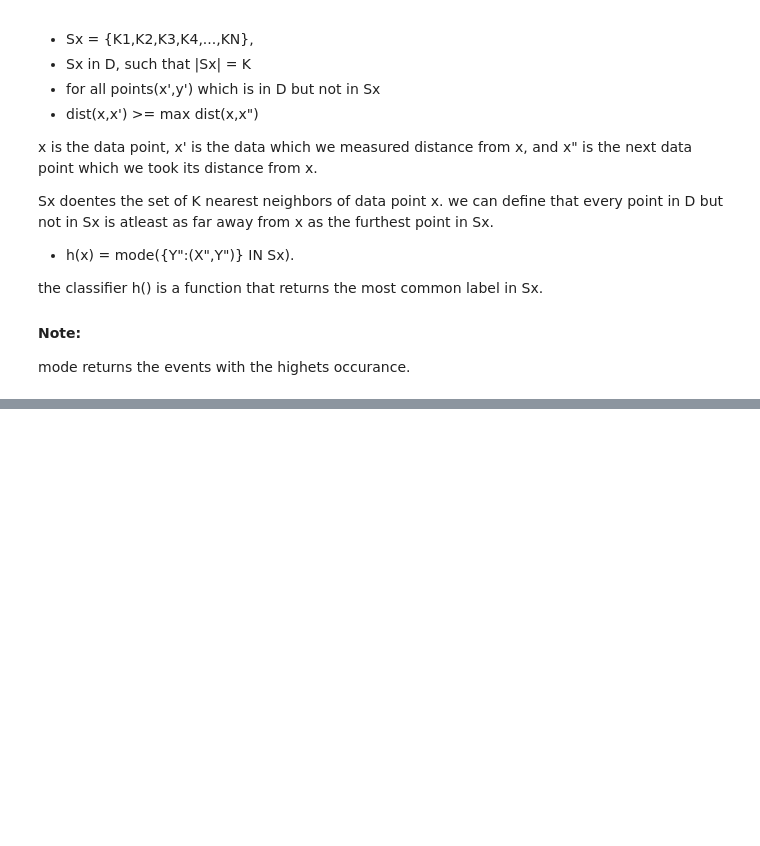
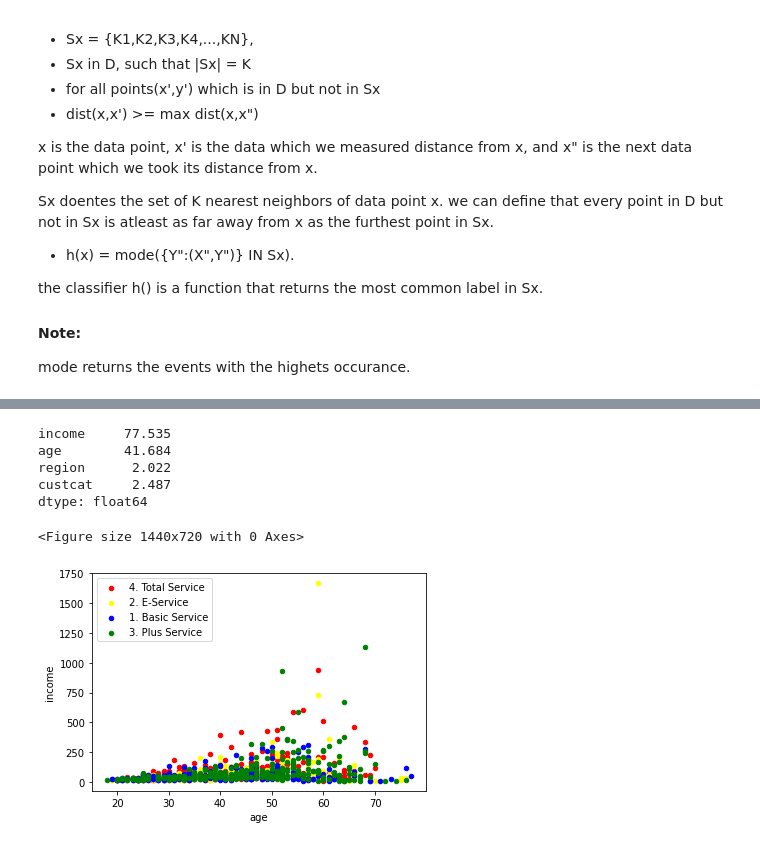
Before and after one commit to Lotfullah21/Machine-Learning, a Jupyter notebook: K_Nearest_Neighbor.ipynb, the cells around one changed output, grey strips where cells are left out. Cells and saved outputs as stored; diff of their text form; code cells hidden in the pictures; blank space fills up the shorter version.

```diff
--- a/K_Nearest_Neighbor.ipynb
+++ b/K_Nearest_Neighbor.ipynb
@@ -50,0 +201,21 @@ mode returns the events with the highets occurance.
+# %%
+sdf = df[["income","age","region","custcat"]]
+sdf.mean()
+# %% [output]
+income     77.535
+age        41.684
+region      2.022
+custcat     2.487
+dtype: float64
+# %%
+
+plt.figure(figsize=(20,10))
+ax = sdf[sdf['custcat'] == 4][0:1000].plot(kind='scatter', x='age', y='income', color='red',label ="4. Total Service")
+sdf[sdf['custcat'] == 2][0:1000].plot(kind='scatter',x='age', y='income', color='Yellow',ax = ax, label =  "2. E-Service");
+sdf[sdf['custcat'] == 1][0:1000].plot(kind='scatter',x='age', y='income', color='blue',ax = ax,   label=   "1. Basic Service");
+sdf[sdf['custcat'] == 3][0:1000].plot(kind='scatter',x='age', y='income', color='green',ax = ax,  label=   "3. Plus Service");
+
+plt.show()
+# %% [output]
+<Figure size 1440x720 with 0 Axes>
+[figure, added]
```
Also changed, not shown: parts of 54 cells of this notebook.
